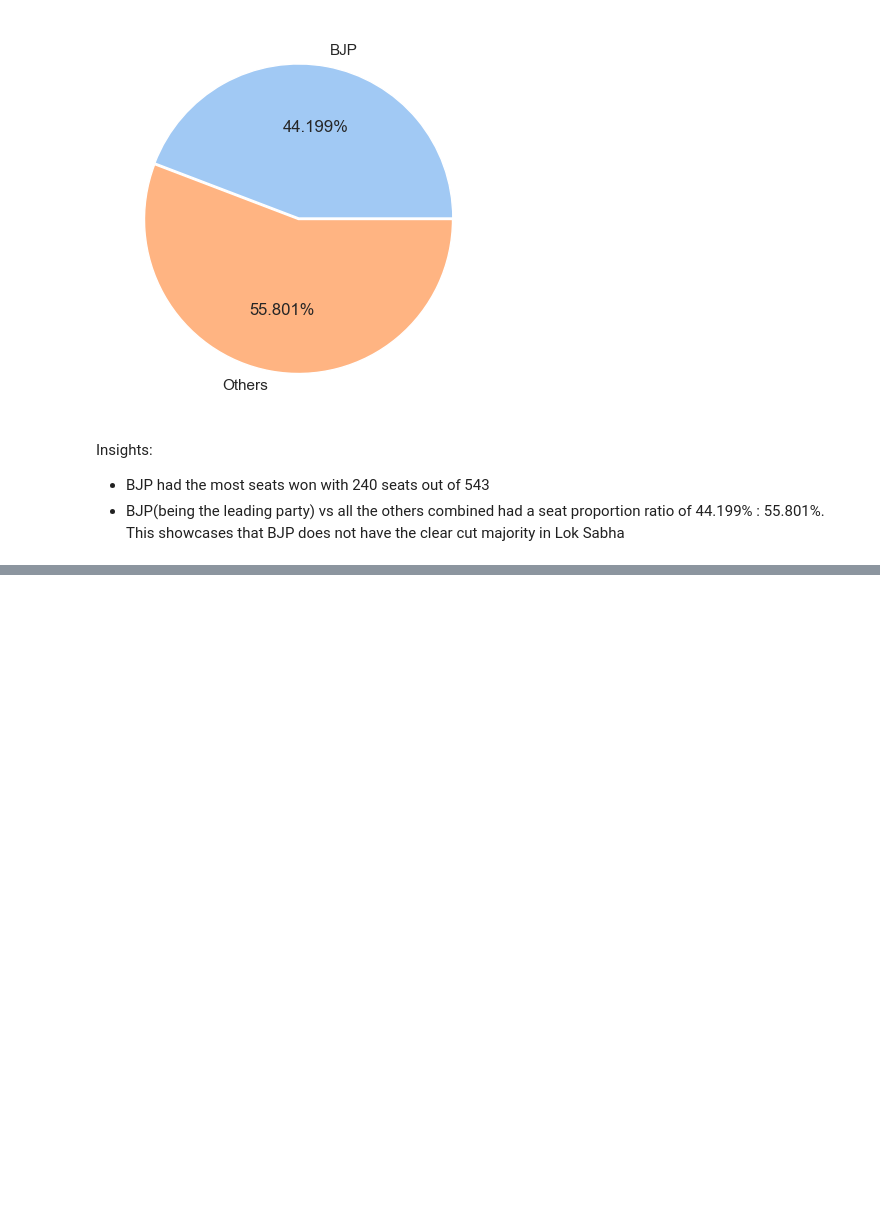
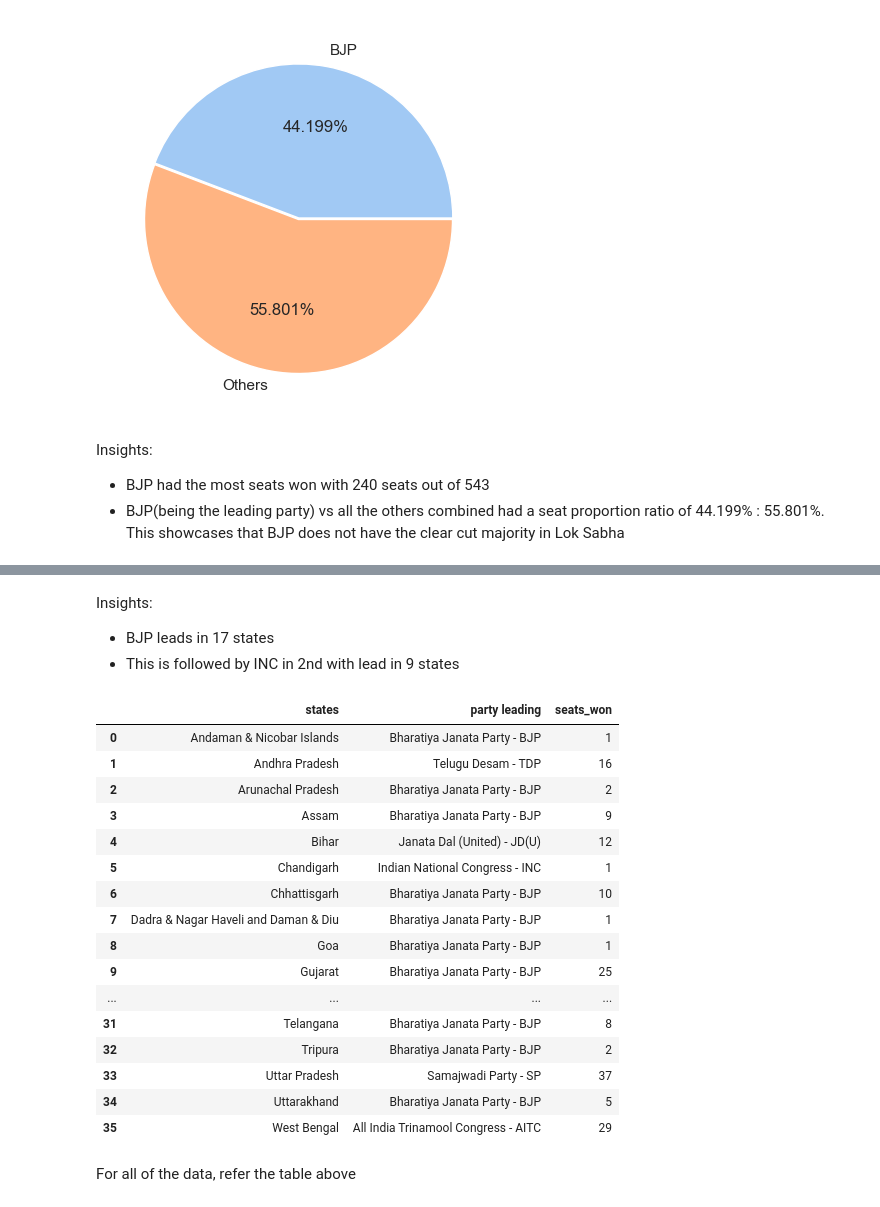
Before and after one commit to Prithvi2310/Lok-sabha-insights-report, a Jupyter notebook: ipynb/insights.ipynb, the cells around one changed output, grey strips where cells are left out. Cells and saved outputs as stored; diff of their text form; code cells hidden in the pictures; blank space fills up the shorter version.

Commit message:
displayed all of the state party wise leadership

```diff
--- a/ipynb/insights.ipynb
+++ b/ipynb/insights.ipynb
@@ -50,0 +53,2 @@ Insights:
+# %%
+statewise_data = pd.read_csv("../data/statewise-leading_party.csv")
@@ -50,0 +81,26 @@ Insights:
+# %% [markdown]
+Insights:
+- BJP leads in 17 states
+- This is followed by INC in 2nd with lead in 9 states
+# %%
+statewise_data
+# %% [output]
+|  | states | party leading | seats_won |
+| 0 | Andaman & Nicobar Islands | Bharatiya Janata Party - BJP | 1 |
+| 1 | Andhra Pradesh | Telugu Desam - TDP | 16 |
+| 2 | Arunachal Pradesh | Bharatiya Janata Party - BJP | 2 |
+| 3 | Assam | Bharatiya Janata Party - BJP | 9 |
+| 4 | Bihar | Janata Dal (United) - JD(U) | 12 |
+| 5 | Chandigarh | Indian National Congress - INC | 1 |
+| 6 | Chhattisgarh | Bharatiya Janata Party - BJP | 10 |
+| 7 | Dadra & Nagar Haveli and Daman & Diu | Bharatiya Janata Party - BJP | 1 |
+| 8 | Goa | Bharatiya Janata Party - BJP | 1 |
+| 9 | Gujarat | Bharatiya Janata Party - BJP | 25 |
+| ... | ... | ... | ... |
+| 31 | Telangana | Bharatiya Janata Party - BJP | 8 |
+| 32 | Tripura | Bharatiya Janata Party - BJP | 2 |
+| 33 | Uttar Pradesh | Samajwadi Party - SP | 37 |
+| 34 | Uttarakhand | Bharatiya Janata Party - BJP | 5 |
+| 35 | West Bengal | All India Trinamool Congress - AITC | 29 |
+# %% [markdown]
+For all of the data, refer the table above
```
Also changed, not shown: parts of 3 cells of this notebook, 2 other files.
